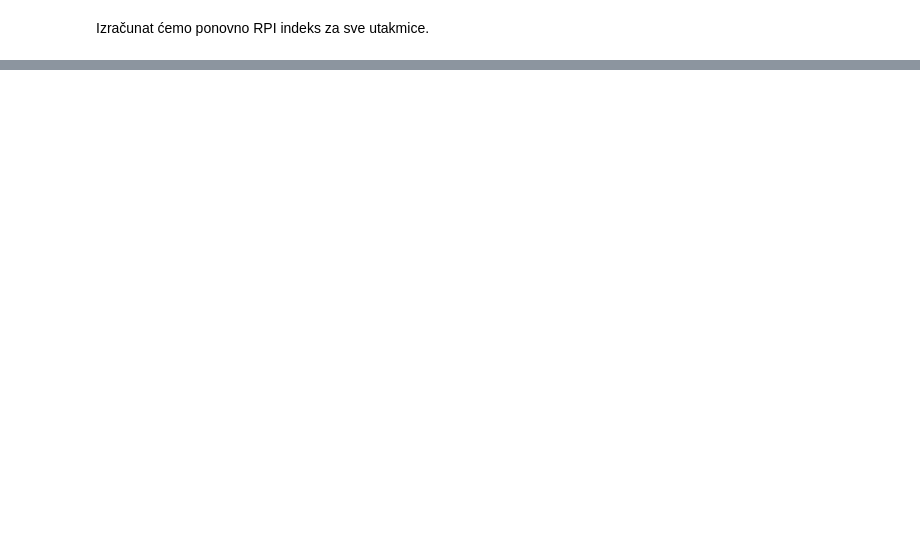
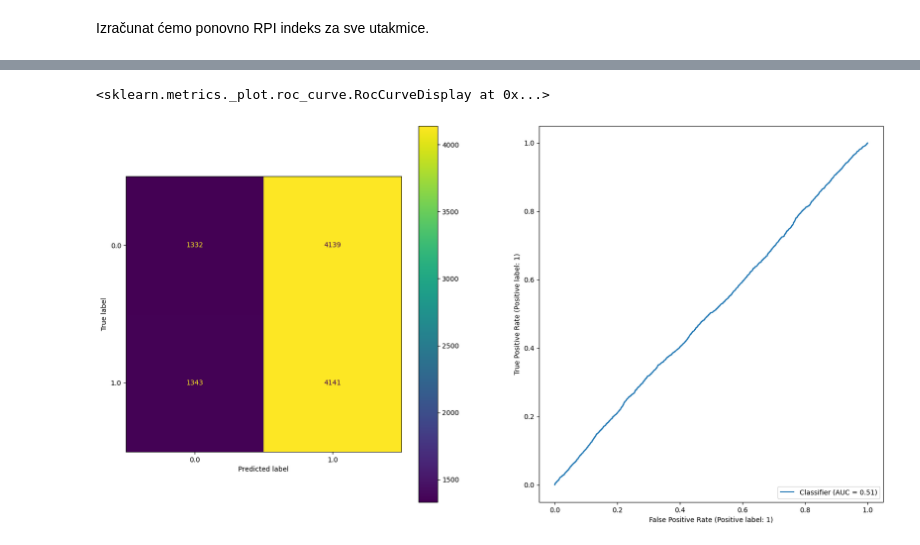
Before and after one commit to babe1304/UZOP-project, a Jupyter notebook: reporoduction_of_experiments.ipynb, the cells around one changed output, grey strips where cells are left out. Saved outputs shown, nothing was run; the diff lists cells and outputs as text; code cells hidden in the pictures; blank space fills up the shorter version.

```diff
--- a/reporoduction_of_experiments.ipynb
+++ b/reporoduction_of_experiments.ipynb
@@ -414,0 +588,9 @@ Ovako obrađene podatke možemo iskoristiti za treniranje modela. Podatke smo po
+# %%
+random_matchups = merged_data[merged_data['YEAR'] == 2022].copy()
+random_matchups['PREDICTED TEAM 1 WIN'] = random_matchups.apply(lambda x: winner_logistic(x, logistic_models, polys, features), axis=1)
+f, ax = plt.subplots(1, 2, figsize=(20, 10))
+ConfusionMatrixDisplay.from_predictions(random_matchups['TEAM 1 WIN'], random_matchups['PREDICTED TEAM 1 WIN'] > 0.5, ax=ax[0])
+RocCurveDisplay.from_predictions(random_matchups['TEAM 1 WIN'], random_matchups['PREDICTED TEAM 1 WIN'], ax=ax[1])
+# %% [output]
+<sklearn.metrics._plot.roc_curve.RocCurveDisplay at 0x...>
+[figure, added]
```
Also changed, not shown: parts of 26 cells of this notebook.
